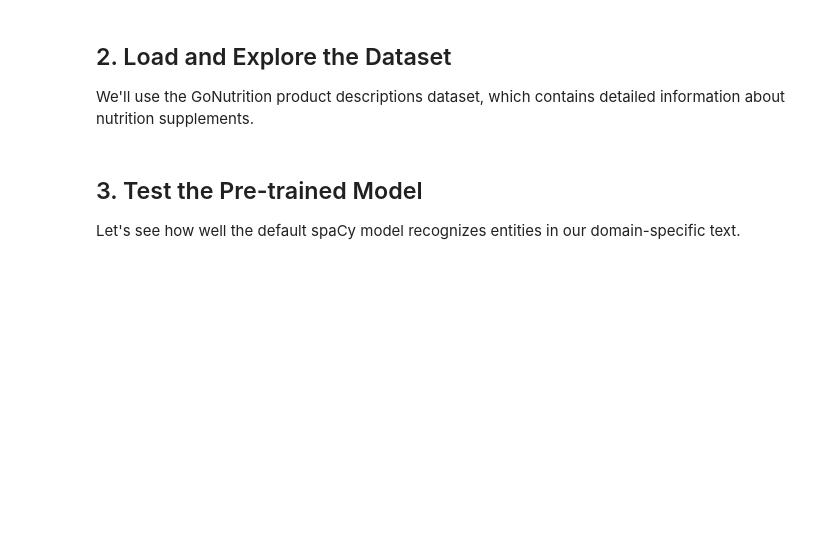
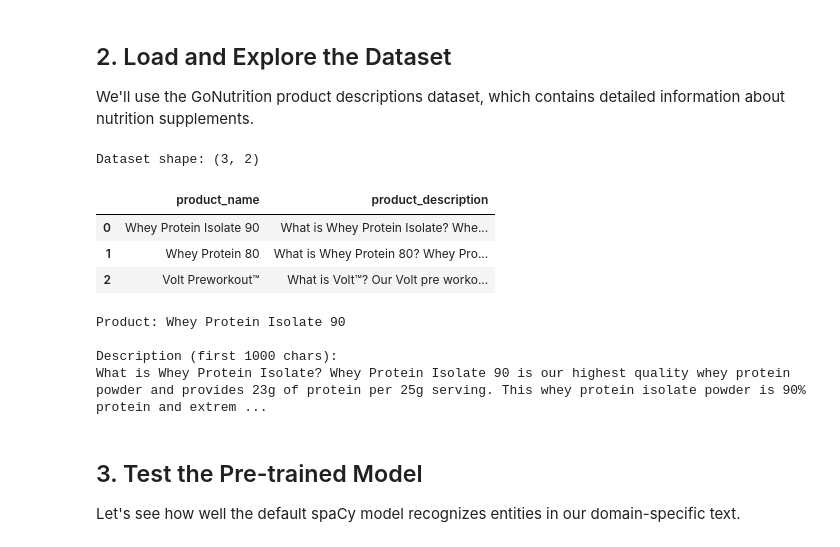
Before and after one commit to nluninja/text-mining-dataviz-aa2526, a Jupyter notebook: 05-SpaCy-Fine-Tuning/NLP05-01_SpaCy_NER_Fine_Tuning.ipynb, the cells around one changed output. Drawn from its saved outputs; the diff is of its cells as text; code cells hidden in the pictures; blank space fills up the shorter version.

```diff
--- a/05-SpaCy-Fine-Tuning/NLP05-01_SpaCy_NER_Fine_Tuning.ipynb
+++ b/05-SpaCy-Fine-Tuning/NLP05-01_SpaCy_NER_Fine_Tuning.ipynb
@@ -41,14 +63,25 @@ print(f"spaCy version: {spacy.__version__}")
 We'll use the GoNutrition product descriptions dataset, which contains detailed information about nutrition supplements.
 # %%
 # Load the dataset
-df = pd.read_csv('../02-Text_Classification/gonutrition.csv')
+df = pd.read_csv('https://raw.githubusercontent.com/nluninja/text-mining-dataviz-aa2526/refs/heads/main/05-SpaCy-Fine-Tuning/gonutrition.csv')
 print(f"Dataset shape: {df.shape}")
 df.head()
+# %% [output]
+Dataset shape: (3, 2)
+|  | product_name | product_description |
+| 0 | Whey Protein Isolate 90 | What is Whey Protein Isolate? Whe... |
+| 1 | Whey Protein 80 | What is Whey Protein 80? Whey Pro... |
+| 2 | Volt Preworkout™ | What is Volt™? Our Volt pre worko... |
 # %%
 # Let's look at one product description
 print("Product:", df.iloc[0]['product_name'])
 print("\nDescription (first 1000 chars):")
 print(df.iloc[0]['product_description'][:1000])
+# %% [output]
+Product: Whey Protein Isolate 90
+
+Description (first 1000 chars):
+What is Whey Protein Isolate? Whey Protein Isolate 90 is our highest quality whey protein powder and provides 23g of protein per 25g serving. This whey protein isolate powder is 90% protein and extrem ...
 # %% [markdown]
 ## 3. Test the Pre-trained Model
 
```
Also changed, not shown: parts of 10 cells of this notebook.
